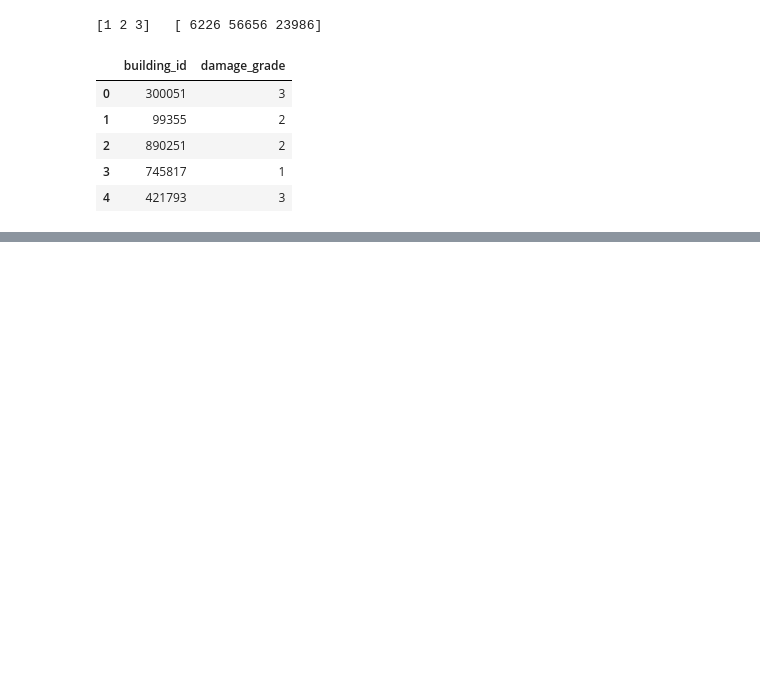
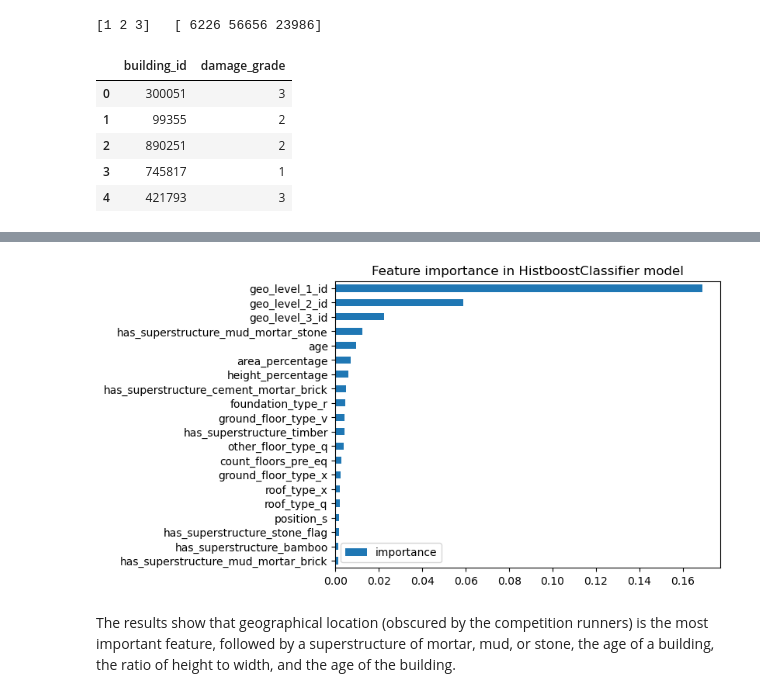
Before and after one commit to EvanGalea2/Earthquake-Damage-Predictor, a Jupyter notebook: RandomForest.ipynb, the cells around one changed output, grey strips where cells are left out. Cells and saved outputs as stored; diff of their text form; code cells hidden in the pictures; blank space fills up the shorter version.

```diff
--- a/RandomForest.ipynb
+++ b/RandomForest.ipynb
@@ -594,0 +568,4 @@ submission_hist_boost.head()
+# %%
+storedParams = {'l2_regularization': 0.13, 'learning_rate': 0.1, 'max_bins': 255, 'max_depth': None, 'max_iter': 800, 'min_samples_leaf': 25}
+recreatedModel = HistGradientBoostingClassifier(**storedParams)
+recreatedModel.fit(X_train, y_train)
@@ -594,0 +585,20 @@ submission_hist_boost.head()
+# %%
+from sklearn.inspection import permutation_importance
+
+result = permutation_importance(recreatedModel, X_test, y_test, n_repeats=10, random_state=42)
+importances = result.importances_mean
+# %%
+# featureImportances = pd.DataFrame(X.columns, importances)
+featureImportances = pd.DataFrame(importances, X.columns)
+featureImportances.columns = ['importance']
+mostImportant = featureImportances.sort_values(by='importance', ascending=False).head(20)
+import matplotlib.pyplot as plt
+mostImportant.plot.barh(stacked=True)
+plt.gca().invert_yaxis()
+# plt.xscale('log')
+plt.title('Feature importance in HistboostClassifier model')
+plt.show()
+# %% [output]
+[figure, added]
+# %% [markdown]
+The results show that geographical location (obscured by the competition runners) is the most important feature, followed by a superstructure of mortar, mud, or stone, the age of a building, the ratio of height to width, and the age of the building.
```
Also changed, not shown: parts of 11 cells of this notebook, 2 other files.
